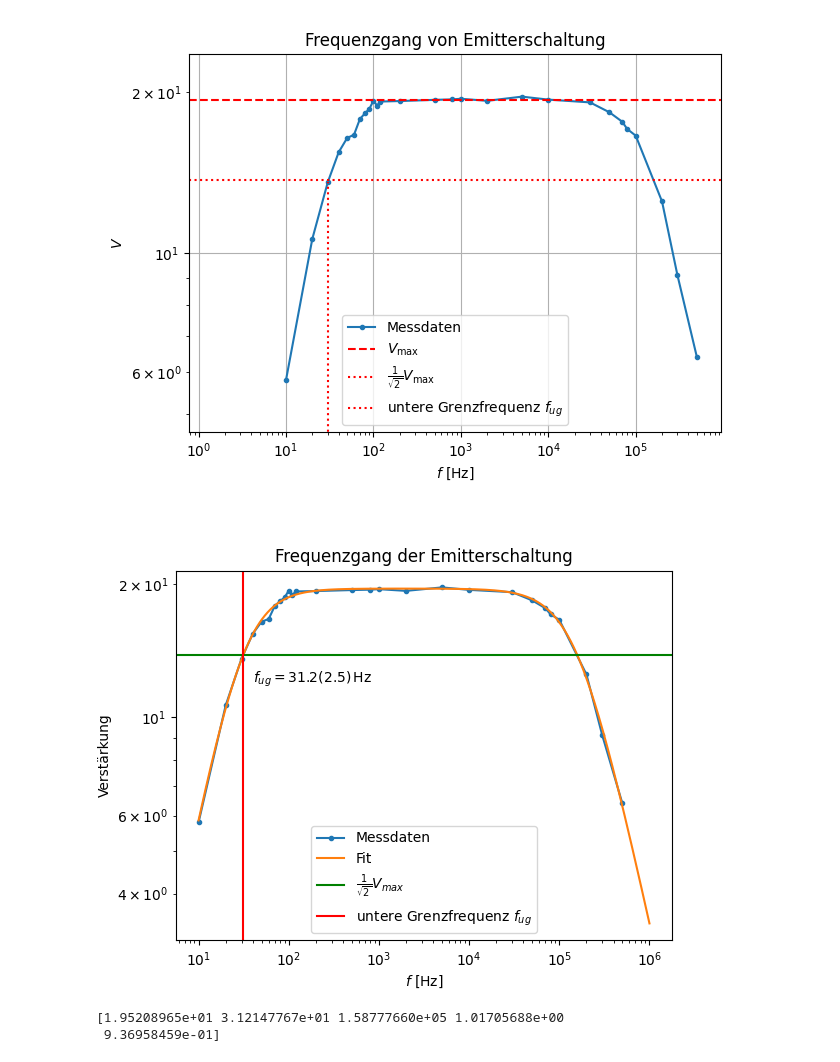
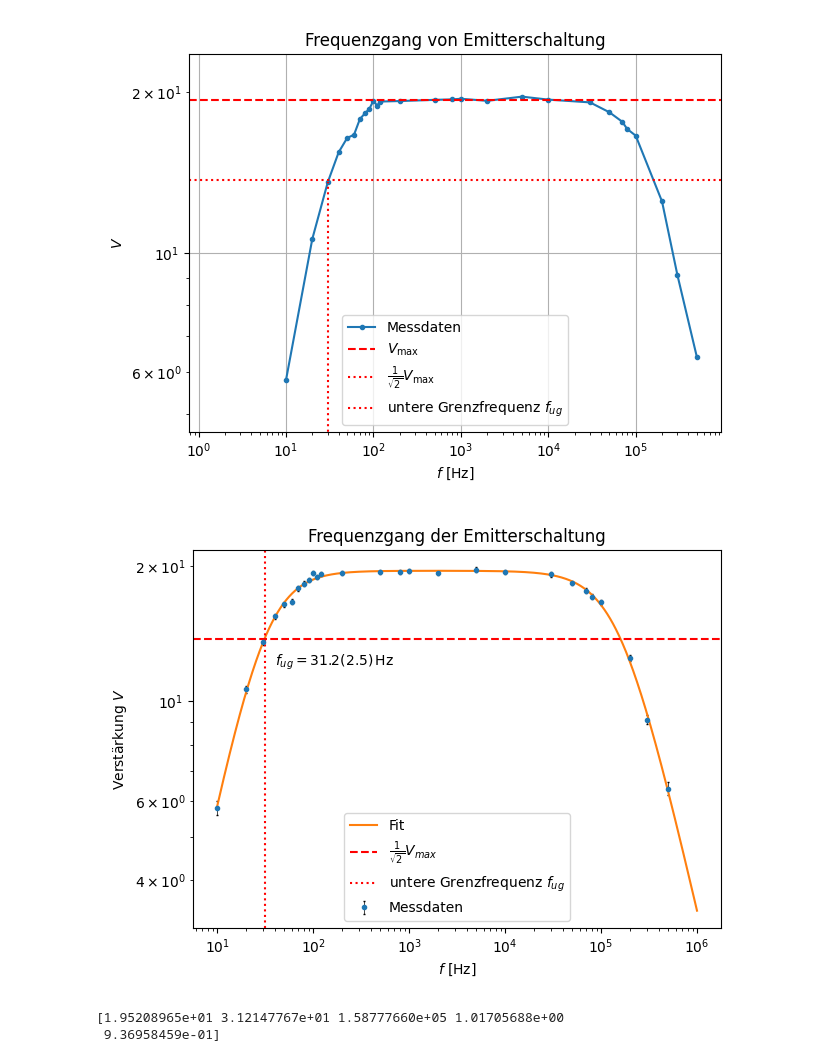
Before and after one commit to BenjaminKleijn/FP01_ElektronikGrundpraktikum, a Jupyter notebook: Plots.ipynb, the cells around one changed output. Cells and saved outputs as stored; diff of their text form; code cells hidden in the pictures.

```diff
--- a/Plots.ipynb
+++ b/Plots.ipynb
@@ -57,21 +57,23 @@ popt, pcov = curve_fit(fit_func, f, V ,p0=[20, 10000, 100000, 1, 1])
 # %%
 
 x=np.logspace(1, 6, 1000)
 plt.figure()
 plt.title(r'Frequenzgang der Emitterschaltung')
-plt.loglog(f,V,marker='.',label=rf'Messdaten')
+plt.errorbar(f,V,yerr=0.21,fmt='.',elinewidth=0.5,capsize=1,ecolor='black',label=rf'Messdaten')
 plt.plot(x, fit_func(x, *popt), label='Fit')
-plt.axhline(np.max(fit_func(x, *popt))/np.sqrt(2), label=r'$\frac{1}{\sqrt{2}}V_{max}$', color='green')
-plt.axvline(x=31.2, color='red', label='untere Grenzfrequenz $f_{ug}$')
-plt.yscale('log')
+plt.axhline(np.max(fit_func(x, *popt))/np.sqrt(2), label=r'$\frac{1}{\sqrt{2}}V_{max}$', color='red',linestyle='dashed')
+plt.axvline(x=31.2, color='red', linestyle='dotted',label='untere Grenzfrequenz $f_{ug}$')
 plt.text(4e1, 12, r'$f_{ug}=31.2(2.5) \, \text{Hz}$', color='black')
 plt.xlabel(r'$f$ [Hz]')
-plt.ylabel(r'Verstärkung')
+plt.ylabel(r'Verstärkung $V$')
+plt.xscale('log')
+plt.yscale('log')
 plt.legend()
+plt.tight_layout()
 plt.show()
 plt.savefig(Ausgabe_path/"Frequenzgang_Fit_Emitterschaltung.png",format="png",bbox_inches='tight')
 # %% [output]
-[figure, old version]
+[figure, new version]
 # %%
 print(popt)
 # %% [output]
```
Also changed, not shown: parts of 2 cells of this notebook, 17 other files.
